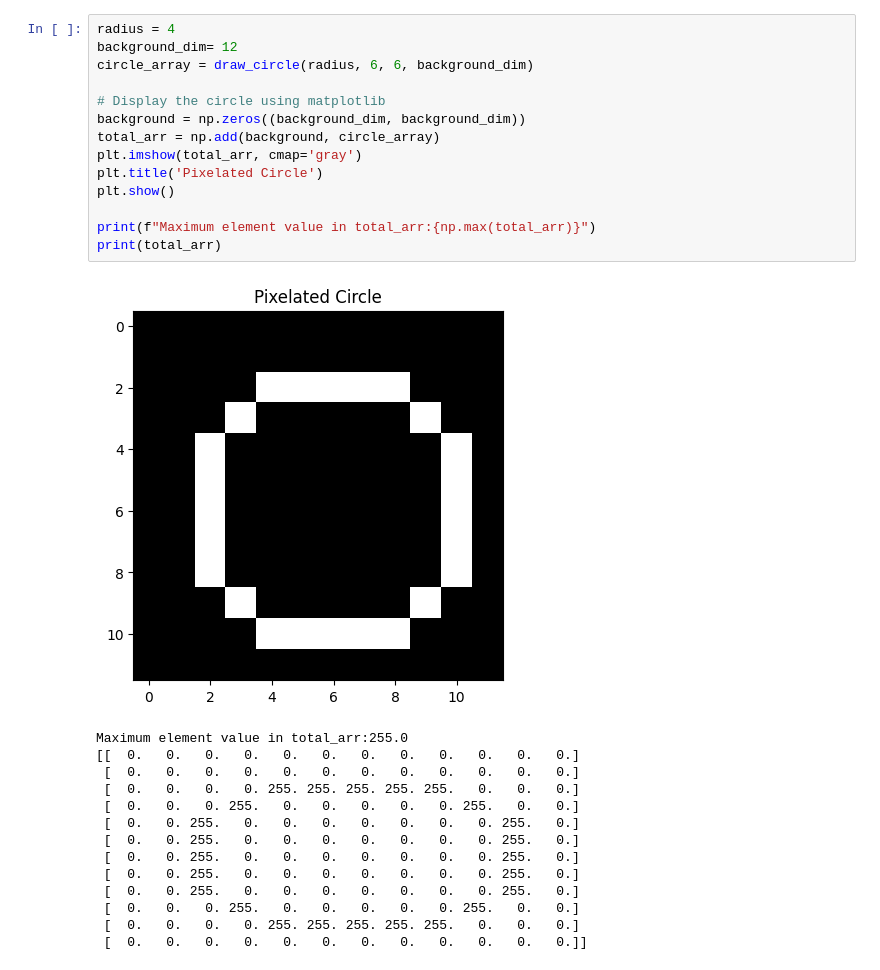
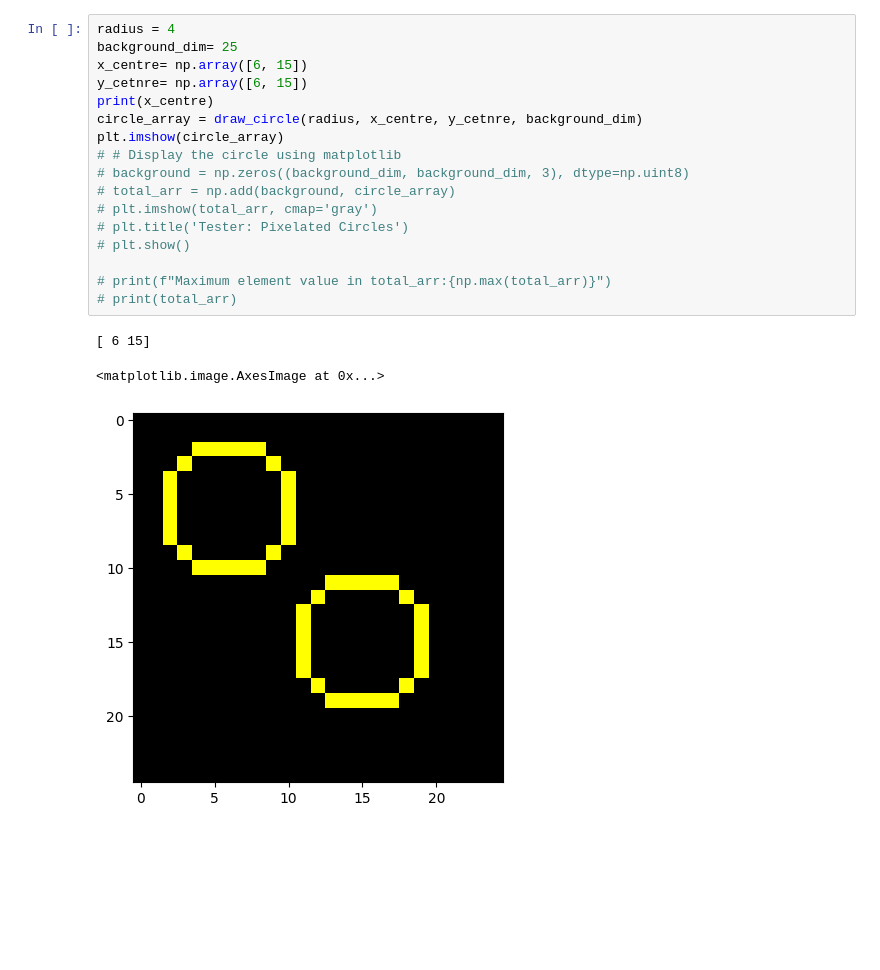
Before and after one commit to ljhason/smImaging-Exploration, a Jupyter notebook: Peaks Plots/circle.ipynb, the cells around one changed output. Drawn from its saved outputs; the diff is of its cells as text; blank space fills up the shorter version.

Commit message:
Fixed Circle Function + undo (512, 512, 3)

```diff
--- a/Peaks Plots/circle.ipynb
+++ b/Peaks Plots/circle.ipynb
@@ -60,30 +61,22 @@ def draw_circle(radius, y_centre, x_centre, background_dim):
     return circle_array
 # %%
 radius = 4
-background_dim= 12
-circle_array = draw_circle(radius, 6, 6, background_dim)
+background_dim= 25
+x_centre= np.array([6, 15])
+y_cetnre= np.array([6, 15])
+print(x_centre)
+circle_array = draw_circle(radius, x_centre, y_cetnre, background_dim)
+plt.imshow(circle_array)
+# # Display the circle using matplotlib
+# background = np.zeros((background_dim, background_dim, 3), dtype=np.uint8)
+# total_arr = np.add(background, circle_array)
+# plt.imshow(total_arr, cmap='gray')
+# plt.title('Tester: Pixelated Circles')
+# plt.show()
 
-# Display the circle using matplotlib
-background = np.zeros((background_dim, background_dim))
-total_arr = np.add(background, circle_array)
-plt.imshow(total_arr, cmap='gray')
-plt.title('Pixelated Circle')
-plt.show()
-
-print(f"Maximum element value in total_arr:{np.max(total_arr)}")
-print(total_arr)
+# print(f"Maximum element value in total_arr:{np.max(total_arr)}")
+# print(total_arr)
 # %% [output]
+[ 6 15]
+<matplotlib.image.AxesImage at 0x...>
-[figure, old version]
+[figure, new version]
-Maximum element value in total_arr:255.0
-[[  0.   0.   0.   0.   0.   0.   0.   0.   0.   0.   0.   0.]
- [  0.   0.   0.   0.   0.   0.   0.   0.   0.   0.   0.   0.]
- [  0.   0.   0.   0. 255. 255. 255. 255. 255.   0.   0.   0.]
- [  0.   0.   0. 255.   0.   0.   0.   0.   0. 255.   0.   0.]
- [  0.   0. 255.   0.   0.   0.   0.   0.   0.   0. 255.   0.]
- [  0.   0. 255.   0.   0.   0.   0.   0.   0.   0. 255.   0.]
- [  0.   0. 255.   0.   0.   0.   0.   0.   0.   0. 255.   0.]
- [  0.   0. 255.   0.   0.   0.   0.   0.   0.   0. 255.   0.]
- [  0.   0. 255.   0.   0.   0.   0.   0.   0.   0. 255.   0.]
- [  0.   0.   0. 255.   0.   0.   0.   0.   0. 255.   0.   0.]
- [  0.   0.   0.   0. 255. 255. 255. 255. 255.   0.   0.   0.]
- [  0.   0.   0.   0.   0.   0.   0.   0.   0.   0.   0.   0.]]
```
Also changed, not shown: parts of 7 cells of this notebook, 2 other files.
